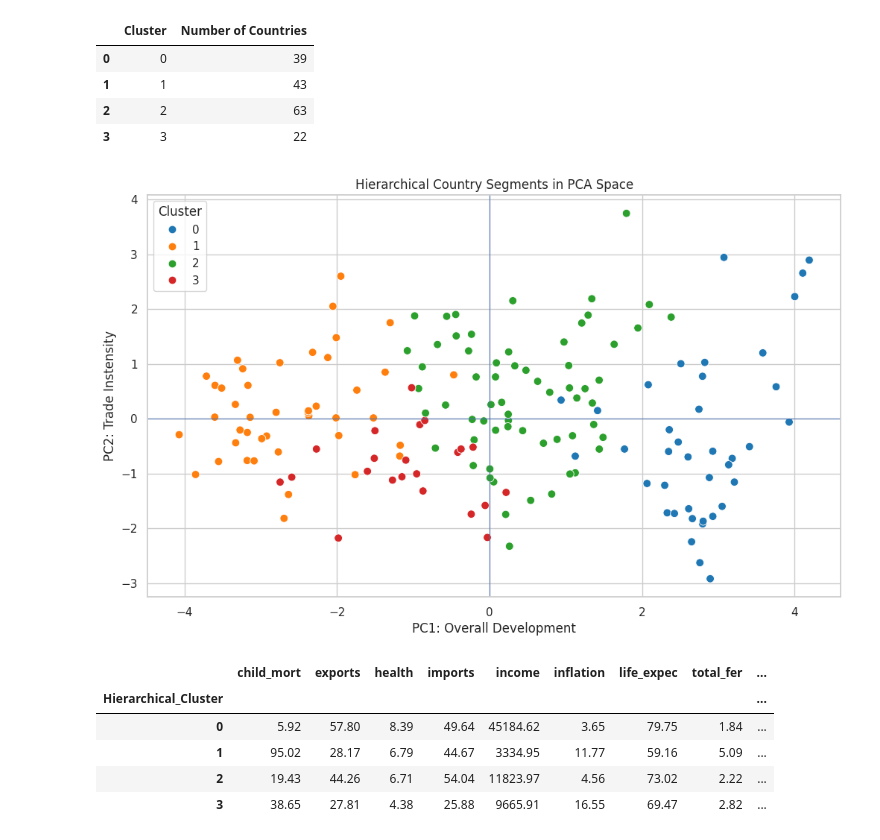
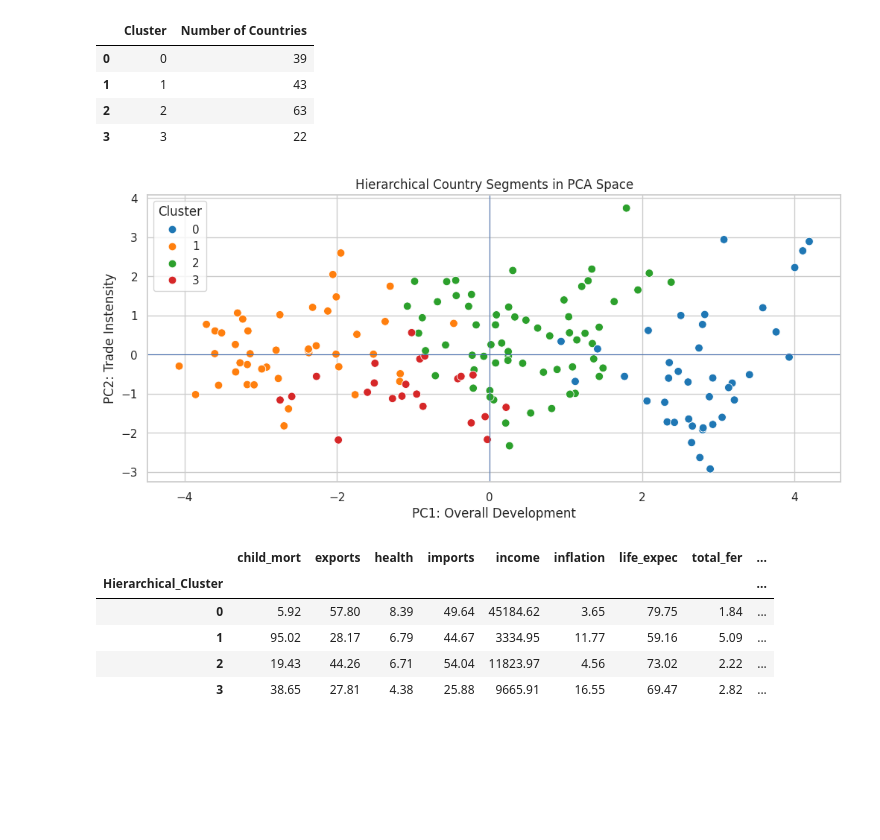
Before and after one commit to krishnasaijoga/ScalerCaseStudies, a Jupyter notebook: UncoveringHiddenCountrySegmentsCS.ipynb, the cells around one changed output. Saved outputs shown, nothing was run; the diff lists cells and outputs as text; code cells hidden in the pictures; blank space fills up the shorter version.

```diff
--- a/UncoveringHiddenCountrySegmentsCS.ipynb
+++ b/UncoveringHiddenCountrySegmentsCS.ipynb
@@ -997,20 +910,20 @@ hierarchical_cluster_sizes
 | 2 | 2 | 63 |
 | 3 | 3 | 22 |
 # %%
-plt.figure(figsize=(12,7))
+plt.figure(figsize=(12,5))
 
 sns.scatterplot(data=x_pca_df,x='PC1',y='PC2',hue='Hierarchical_Cluster',palette='tab10',s=60)
 
 plt.axhline(0,linewidth=0.80)
 plt.axvline(0,linewidth=0.80)
 
 plt.title("Hierarchical Country Segments in PCA Space")
 plt.xlabel("PC1: Overall Development")
 plt.ylabel("PC2: Trade Instensity")
 plt.legend(title='Cluster')
 plt.show()
 # %% [output]
-[figure, old version]
+[figure, new version]
 # %%
 hierarchical_profile_mean=df_results.groupby('Hierarchical_Cluster')[num_cols].mean().round(2)
 hierarchical_profile_mean
```
Also changed, not shown: parts of 6 cells of this notebook.
